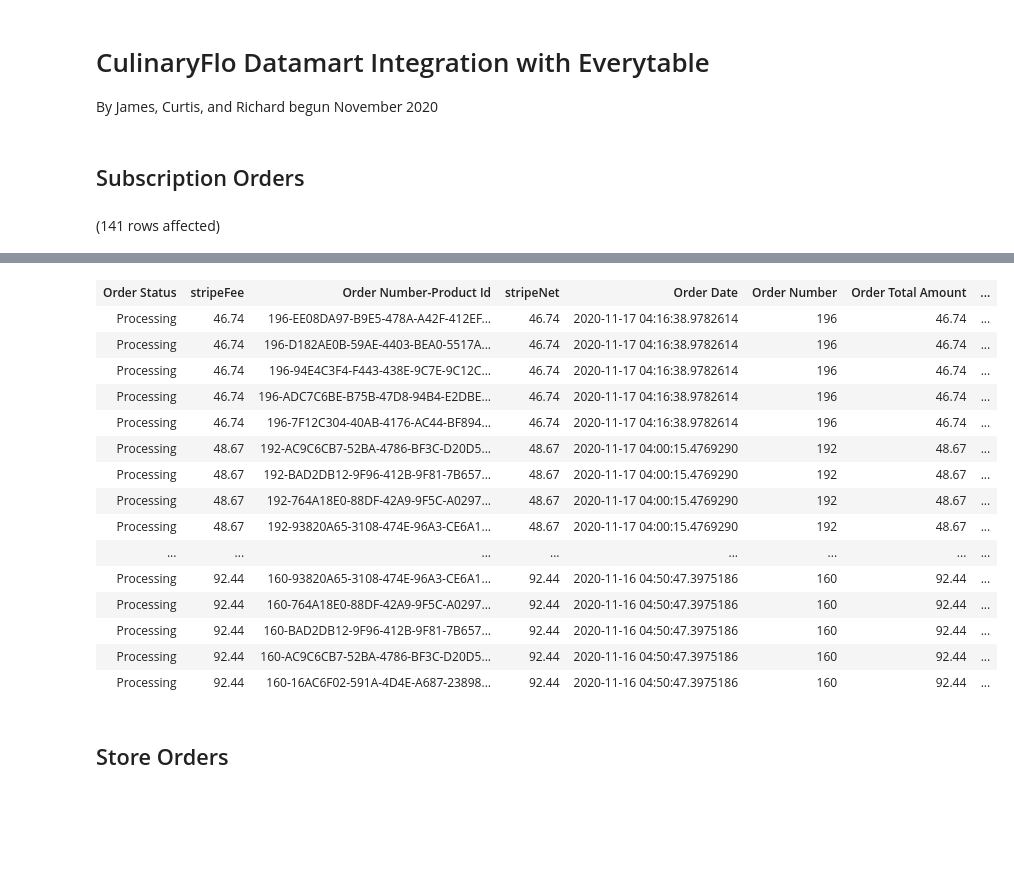
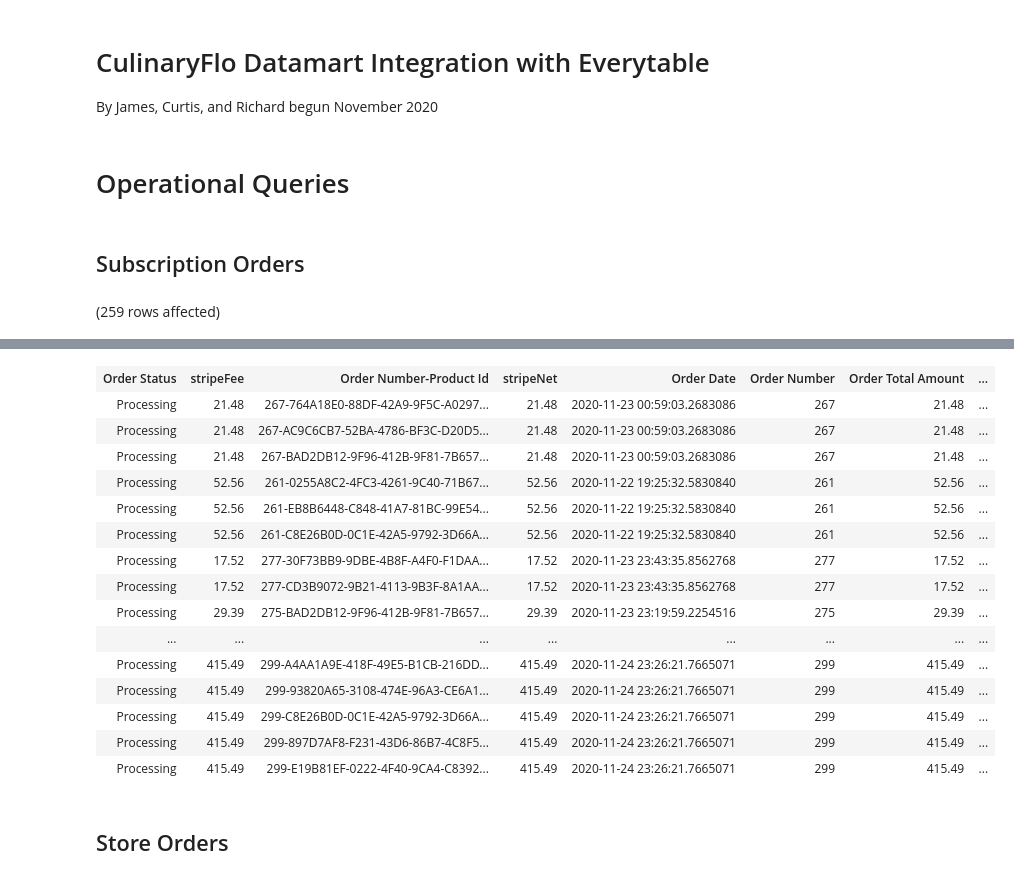
Before and after one commit to jscarbor/culinaryflo, a Jupyter notebook: culinaryflo_azurenb.ipynb, the cells around one changed output, grey strips where cells are left out. Cells and saved outputs as stored; diff of their text form; code cells hidden in the pictures; blank space fills up the shorter version.

```diff
--- a/culinaryflo_azurenb.ipynb
+++ b/culinaryflo_azurenb.ipynb
@@ -2,6 +2,8 @@
 # CulinaryFlo Datamart Integration with Everytable
 
 By James, Curtis, and Richard begun November 2020
+# %% [markdown]
+# Operational Queries
 # %% [markdown]
 ## Subscription Orders
 # %%
@@ -23,27 +25,28 @@ SELECT 'Processing' AS 'Order Status'
        ,p.Id AS 'Product Id'
        ,o.DeliveryZipCode AS 'Postcode (Shipping)'
        ,o.DeliveryFee AS 'Order Shipping Amount'
-       ,IIF(s.Name IS NOT NULL, s.Name, dz.Description) AS SHOP -- Zone not flowing? (Field repeated below)
+       ,CHOOSE(o.FulfillmentMethod + 1, 'Delivery Zone ' + dz.Name, s.Name) AS SHOP -- Repeated below
        ,prom.Name AS 'Coupon Code'
        ,NULL AS '#REF' -- Looks blank in Subs Orders
        ,o.DiscountAmount AS 'Discount Amount'
-       ,'_tbd' AS 'Is Renewal?'
-       ,o.FulfillmentDate AS dDate   -- Does it really needs conditions or is it fine?
-       ,IIF(o.InStorePickupTime IS NOT NULL, CAST(o.InStorePickupTime AS nvarchar(99)),
-            CAST(adzwi.StartHour AS nvarchar(9)) + ':00-' + CAST(adzwi.EndHour AS nvarchar(9)) + ':00') AS dTime
-            -- Needs more conditions? InStorePickupTime is right? I could convert to AM/PM
-            -- OnDemandDeliveryDateUtc for Delivery
+       ,NULL AS 'Is Renewal?' -- Likely not used per 11/20/20 emails
+       ,o.FulfillmentDate AS dDate                                   -- Does it really needs conditions or is it fine? !!!!
+       ,CHOOSE(o.FulfillmentMethod + 1,
+          CAST(adzwi.StartHour AS nvarchar(9)) + ':00-' + CAST(adzwi.EndHour AS nvarchar(9)) + ':00', -- ScheduledDelivery, AM/PM?!!!
+          CHOOSE(o.InStorePickupTime + 1, '9:01AM', '12:01PM', '3:01PM')) AS dTime -- InStorePickup window, wired as time for Subs Order
+          /*CAST(o.OnDemandPickupDateUtc AT TIME ZONE 'UTC'
+               AT TIME ZONE 'Pacific Standard Time' AS nvarchar(99))) AS dTime                        -- OndemandDelivery */
        ,c.PhoneNumber AS Phone
        ,c.Email AS Email
        ,c.FirstName + ' ' + c.LastName AS CustomerName
        ,o.Instructions AS 'Customer Note'
-       ,o.FulfillmentMethod AS Delivery_Type      -- NEED ENUMERATION TRANSLATION!!!!!!!!!!!!!!!!!!!!!
-       ,'_tbd' as packaging_type                  -- SHOULD BE insulated_box, paper_bag !!!!!!!!!!!!!!
-       ,o.StoreId AS Store_ID                     -- SHOULD BE home-delivery vs apartment-delivery !!!
-       ,IIF(s.Name IS NOT NULL, s.Name, dz.Description) AS shipping_shop_pickup -- Zone not flowing? (Field repeated below)
+       ,CHOOSE(o.FulfillmentMethod + 1, 'delivery', 'pickup') AS Delivery_Type
+       ,CHOOSE(o.FulfillmentMethod + 1, 'insulated_box', 'paper_bag') as packaging_type
+       ,'_tbd-delivery' AS Store_ID                                          -- SHOULD BE home-delivery vs apartment-delivery !!!!
+       ,CHOOSE(o.FulfillmentMethod + 1, 'Delivery Zone ' + dz.Name, s.Name) AS shipping_shop_pickup -- Repeated above
        ,o.Instructions AS 'Order Note'
-       ,NULL AS '#N/A'       -- Let Google Sheets do it for Phase I
-       ,NULL AS 'a1, a2, a3' -- Let Google Sheets do it for Phase I
+       ,NULL AS '#N/A'       -- Let Subs Orders formual do it
+       ,NULL AS 'a1, a2, a3' -- Let Subs Orders formula do it
        ,c.FirstName AS custFirst
        ,c.LastName AS custLast
        ,NULL AS ItemType  -- Looks blank in Subs Orders
@@ -52,20 +55,14 @@ SELECT 'Processing' AS 'Order Status'
        ,o.DeliveryAddress2 AS a2
        ,o.DeliveryCity + ', ' + /*CAST(o.DeliveryState AS nvarchar(99))*/ 'CA' + ' ' + o.DeliveryZipCode AS a3
                                 -- Returns code 8, hardwired to 'CA' for now
-        -- Not used
-        --,o.DeliveryZoneWindowInstanceId
-        --,dz.Description
-        --,o.FulfillmentMethod
-        --,subs.Instructions
   FROM ActiveOrders AS o
   LEFT JOIN ActiveOrderItems AS i ON (o.Id = i.OrderId)
   LEFT JOIN Products AS p ON (i.ProductId = p.Id)
   LEFT JOIN Stores AS s ON (o.StoreId = s.Id)
   LEFT JOIN Customers AS c ON (o.CustomerId = c.Id)
-  --LEFT JOIN ProductCategories as pc ON (p.CategoryId = pc.Id)
-  --LEFT JOIN Subscriptions AS subs ON (o.SubscriptionId = subs.Id)
   LEFT JOIN ActivePromotions AS prom ON (o.PromotionId = prom.Id)
   LEFT JOIN ActiveDeliveryZoneWindowInstances AS adzwi ON (o.DeliveryZoneWindowInstanceId = adzwi.Id)
-  LEFT JOIN DeliveryZones AS dz ON (adzwi.DeliveryZoneWindowId = dz.Id)
+  LEFT JOIN DeliveryZones AS dz ON (adzwi.DeliveryZoneId = dz.Id)
+  WHERE o.FulfillmentMethod <= 1 -- Subscription Delivery and Subscription Store Pickup only, not On Demand
 # %% [output]
-(141 rows affected)
+(259 rows affected)
@@ -73,19 +70,19 @@ Total execution time: 00:00:00.154
 | Order Status | stripeFee | Order Number-Product Id | stripeNet | Order Date | Order Number | Order Total Amount | ... |
-| Processing | 46.74 | 196-EE08DA97-B9E5-478A-A42F-412EF... | 46.74 | 2020-11-17 04:16:38.9782614 | 196 | 46.74 | ... |
-| Processing | 46.74 | 196-D182AE0B-59AE-4403-BEA0-5517A... | 46.74 | 2020-11-17 04:16:38.9782614 | 196 | 46.74 | ... |
-| Processing | 46.74 | 196-94E4C3F4-F443-438E-9C7E-9C12C... | 46.74 | 2020-11-17 04:16:38.9782614 | 196 | 46.74 | ... |
-| Processing | 46.74 | 196-ADC7C6BE-B75B-47D8-94B4-E2DBE... | 46.74 | 2020-11-17 04:16:38.9782614 | 196 | 46.74 | ... |
-| Processing | 46.74 | 196-7F12C304-40AB-4176-AC44-BF894... | 46.74 | 2020-11-17 04:16:38.9782614 | 196 | 46.74 | ... |
-| Processing | 48.67 | 192-AC9C6CB7-52BA-4786-BF3C-D20D5... | 48.67 | 2020-11-17 04:00:15.4769290 | 192 | 48.67 | ... |
-| Processing | 48.67 | 192-BAD2DB12-9F96-412B-9F81-7B657... | 48.67 | 2020-11-17 04:00:15.4769290 | 192 | 48.67 | ... |
-| Processing | 48.67 | 192-764A18E0-88DF-42A9-9F5C-A0297... | 48.67 | 2020-11-17 04:00:15.4769290 | 192 | 48.67 | ... |
-| Processing | 48.67 | 192-93820A65-3108-474E-96A3-CE6A1... | 48.67 | 2020-11-17 04:00:15.4769290 | 192 | 48.67 | ... |
+| Processing | 21.48 | 267-764A18E0-88DF-42A9-9F5C-A0297... | 21.48 | 2020-11-23 00:59:03.2683086 | 267 | 21.48 | ... |
+| Processing | 21.48 | 267-AC9C6CB7-52BA-4786-BF3C-D20D5... | 21.48 | 2020-11-23 00:59:03.2683086 | 267 | 21.48 | ... |
+| Processing | 21.48 | 267-BAD2DB12-9F96-412B-9F81-7B657... | 21.48 | 2020-11-23 00:59:03.2683086 | 267 | 21.48 | ... |
+| Processing | 52.56 | 261-0255A8C2-4FC3-4261-9C40-71B67... | 52.56 | 2020-11-22 19:25:32.5830840 | 261 | 52.56 | ... |
+| Processing | 52.56 | 261-EB8B6448-C848-41A7-81BC-99E54... | 52.56 | 2020-11-22 19:25:32.5830840 | 261 | 52.56 | ... |
+| Processing | 52.56 | 261-C8E26B0D-0C1E-42A5-9792-3D66A... | 52.56 | 2020-11-22 19:25:32.5830840 | 261 | 52.56 | ... |
+| Processing | 17.52 | 277-30F73BB9-9DBE-4B8F-A4F0-F1DAA... | 17.52 | 2020-11-23 23:43:35.8562768 | 277 | 17.52 | ... |
+| Processing | 17.52 | 277-CD3B9072-9B21-4113-9B3F-8A1AA... | 17.52 | 2020-11-23 23:43:35.8562768 | 277 | 17.52 | ... |
+| Processing | 29.39 | 275-BAD2DB12-9F96-412B-9F81-7B657... | 29.39 | 2020-11-23 23:19:59.2254516 | 275 | 29.39 | ... |
 | ... | ... | ... | ... | ... | ... | ... | ... |
-| Processing | 92.44 | 160-93820A65-3108-474E-96A3-CE6A1... | 92.44 | 2020-11-16 04:50:47.3975186 | 160 | 92.44 | ... |
-| Processing | 92.44 | 160-764A18E0-88DF-42A9-9F5C-A0297... | 92.44 | 2020-11-16 04:50:47.3975186 | 160 | 92.44 | ... |
-| Processing | 92.44 | 160-BAD2DB12-9F96-412B-9F81-7B657... | 92.44 | 2020-11-16 04:50:47.3975186 | 160 | 92.44 | ... |
-| Processing | 92.44 | 160-AC9C6CB7-52BA-4786-BF3C-D20D5... | 92.44 | 2020-11-16 04:50:47.3975186 | 160 | 92.44 | ... |
-| Processing | 92.44 | 160-16AC6F02-591A-4D4E-A687-23898... | 92.44 | 2020-11-16 04:50:47.3975186 | 160 | 92.44 | ... |
+| Processing | 415.49 | 299-A4AA1A9E-418F-49E5-B1CB-216DD... | 415.49 | 2020-11-24 23:26:21.7665071 | 299 | 415.49 | ... |
+| Processing | 415.49 | 299-93820A65-3108-474E-96A3-CE6A1... | 415.49 | 2020-11-24 23:26:21.7665071 | 299 | 415.49 | ... |
+| Processing | 415.49 | 299-C8E26B0D-0C1E-42A5-9792-3D66A... | 415.49 | 2020-11-24 23:26:21.7665071 | 299 | 415.49 | ... |
+| Processing | 415.49 | 299-897D7AF8-F231-43D6-86B7-4C8F5... | 415.49 | 2020-11-24 23:26:21.7665071 | 299 | 415.49 | ... |
+| Processing | 415.49 | 299-E19B81EF-0222-4F40-9CA4-C8392... | 415.49 | 2020-11-24 23:26:21.7665071 | 299 | 415.49 | ... |
 # %% [markdown]
 ## Store Orders
 # %%
```
Also changed, not shown: parts of 13 cells of this notebook.
